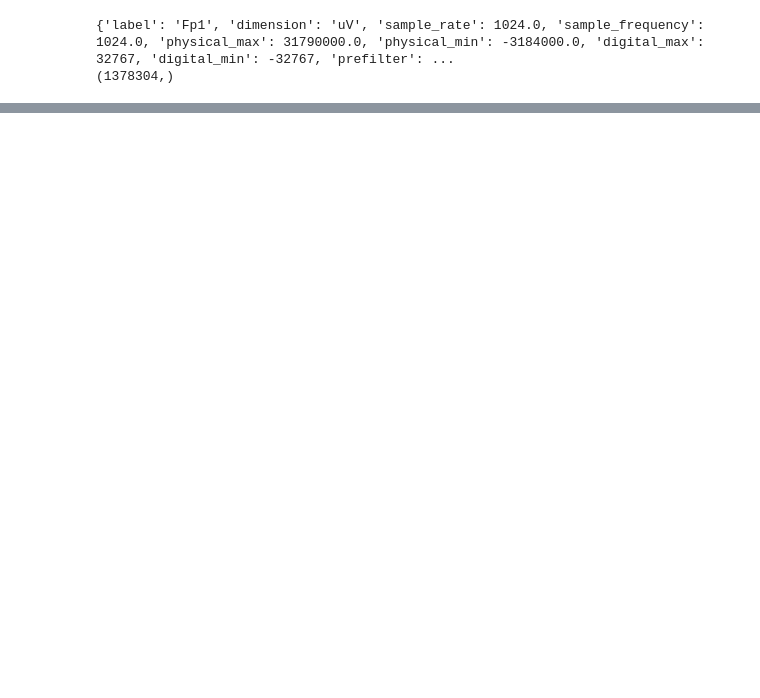
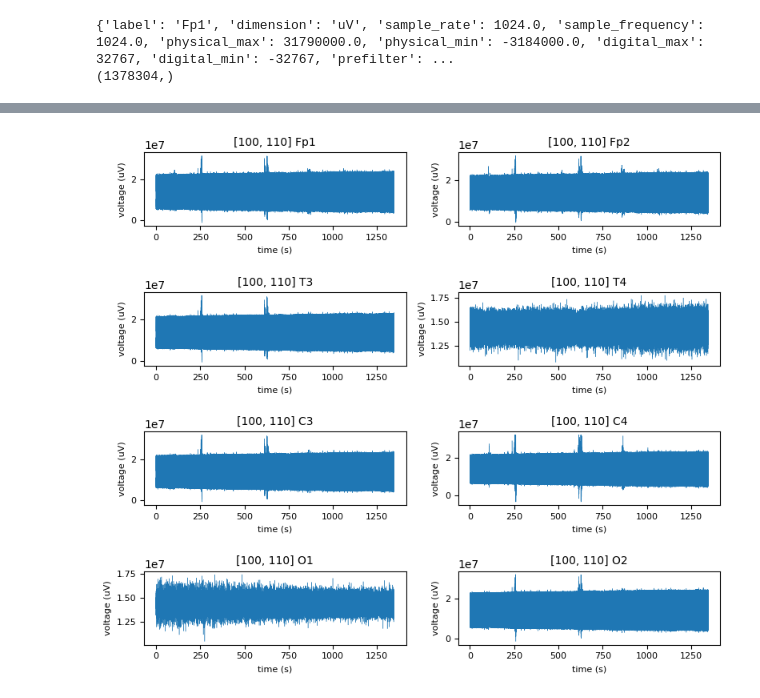
Before and after one commit to jpowell24/learningML, a Jupyter notebook: Python_exercises/EEG-MUSIC-example.ipynb, the cells around one changed output, grey strips where cells are left out. Cells and saved outputs as stored; diff of their text form; code cells hidden in the pictures; blank space fills up the shorter version.

```diff
--- a/Python_exercises/EEG-MUSIC-example.ipynb
+++ b/Python_exercises/EEG-MUSIC-example.ipynb
@@ -74,3 +74,38 @@ for i in range(0, len(signal_headers), 1): # Plotting over all electrodes
+# %%
+def plot_all_signal(all_signals, all_headers, tag = None):
+
+    figure_length = len(all_signals); # In inches (scaling based on # of electrodes)
+    plt.figure(figsize = (figure_length, 7));
+
+    for i in range(0, len(all_signals), 1): # Plotting over all electrodes
+        # Information is the signal to be plotted, its corresponding header, and then a zoomed in window
+        # I.e., if you want to see a zoomed in plot from seconds 0 to 5, the third argument would be [0,5]
+
+        if not tag:
+            tag = "";
+
+        frequency = all_headers[i]["sample_frequency"]; # Takes frequency value from header dict
+
+        total_time_seconds = len(all_signals[i]) / frequency; # Storing total time in seconds
+        total_time_mins = len(all_signals[i]) / frequency / 60; # Storing total time in minutes
+        time = np.linspace(0, total_time_seconds, len(signals[0]), endpoint=True); # Creating x-axis based on frequency
+
+        # Plot specificiations
+        len(all_signals)
+
+        plt.tight_layout(h_pad = 2)
+        ax = plt.subplot(4, 2, i + 1)
+
+        ax.plot(time, all_signals[i], linewidth = 0.3);
+        ax.set_xlabel('time (s)', fontsize = 8);
+        ax.set_ylabel('voltage (uV)', fontsize = 8);
+        ax.set_title(f"{tag} {all_headers[i]['label']}", fontsize = 10);
+        plt.xticks(fontsize=8);
+        plt.yticks(fontsize=8);
+# %%
+plot_all_signal(signals, signal_headers, [start_time, stop_time])
+# %% [output]
+[figure, added]
 # %%
 from scipy import signal
 # %%
```
Also changed, not shown: parts of 9 cells of this notebook, 1 other file.
